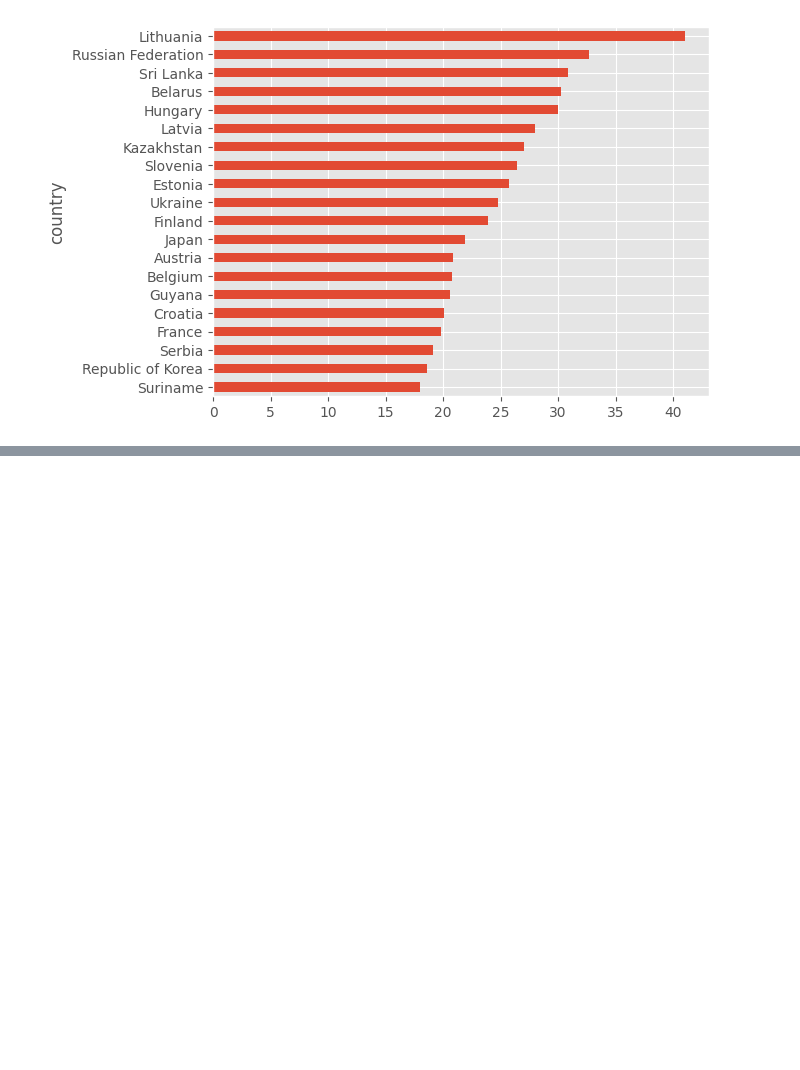
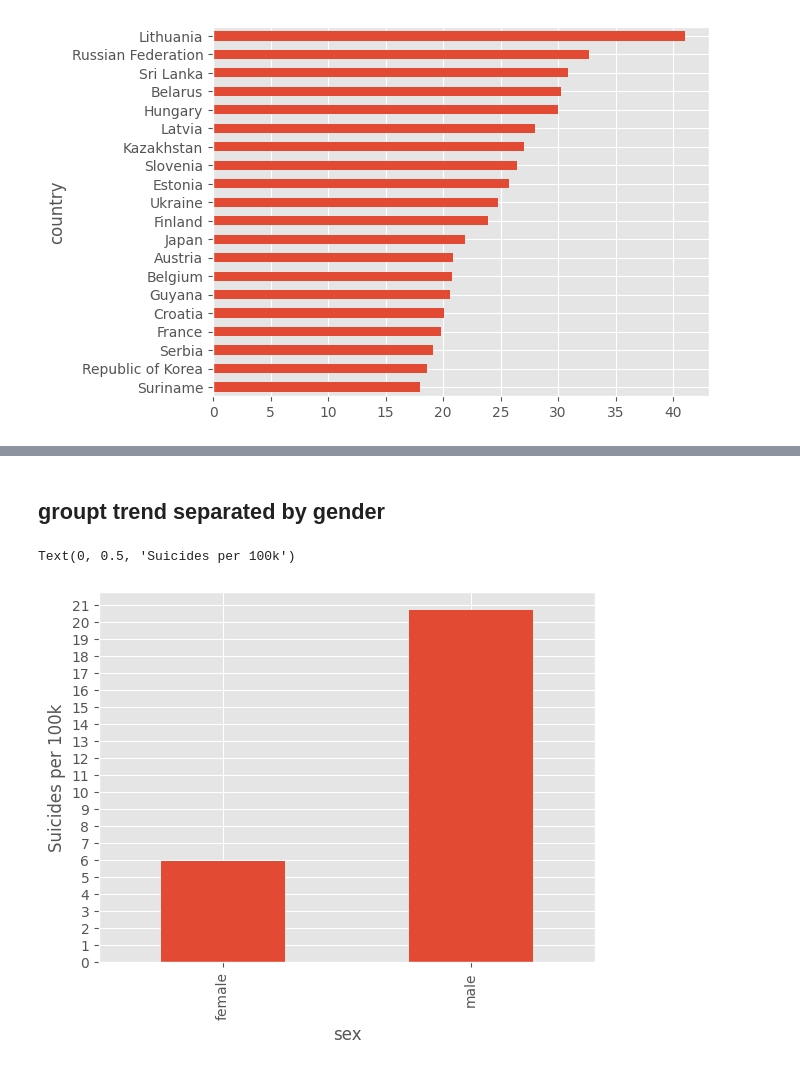
Before and after one commit to MarcelRosier/bdp_project, a Jupyter notebook: mental_health/eda.ipynb, the cells around one changed output, grey strips where cells are left out. Cells and saved outputs as stored; diff of their text form; code cells hidden in the pictures; blank space fills up the shorter version.

```diff
--- a/mental_health/eda.ipynb
+++ b/mental_health/eda.ipynb
@@ -267,0 +228,12 @@ t.set_xticks(ticks, labels=ticks)
+# %% [markdown]
+## groupt trend separated by gender
+# %%
+avg_by_sex = tidy_df.groupby('sex')[
+    ['population', 'suicides_no']].sum(numeric_only=True)
+add_per100k(avg_by_sex)
+p = avg_by_sex.per100k.plot.bar()
+p.set_yticks(np.arange(0,22,1))
+p.set_ylabel('Suicides per 100k')
+# %% [output]
+Text(0, 0.5, 'Suicides per 100k')
+[figure, added]
```
Also changed, not shown: parts of 16 cells of this notebook.
